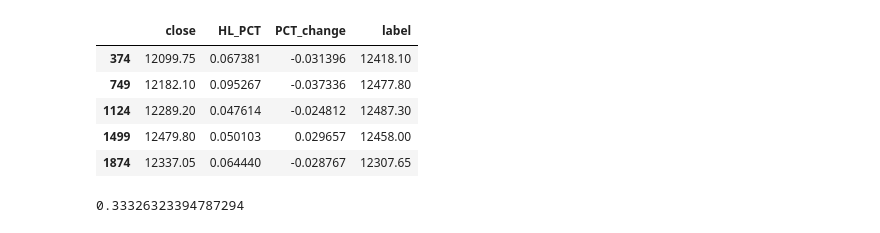
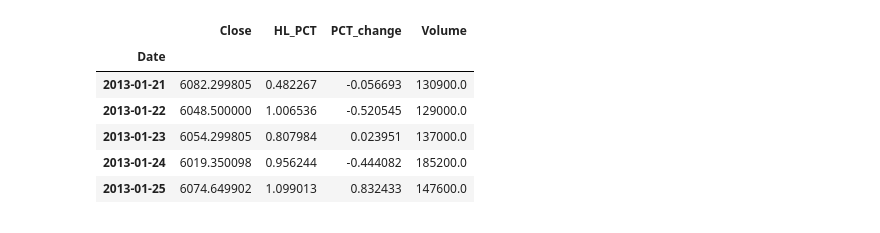
Before and after one commit to drishtigulenia/data-science-Implementations, a Jupyter notebook: linearRegression.ipynb, the cells around one changed output. Cells and saved outputs as stored; diff of their text form; code cells hidden in the pictures.

```diff
--- a/linearRegression.ipynb
+++ b/linearRegression.ipynb
@@ -27,26 +2,0 @@ df.head()
-# %%
-forecast_out = -10;
-forecast_in = 'close'
-# df.fillna(-99999, inplace=True)
-df['label'] = df[forecast_in].shift(forecast_out)
-df.dropna(inplace=True)
-df.head()
-# len(df)
-# %% [output]
-|  | close | HL_PCT | PCT_change | label |
-| 374 | 12099.75 | 0.067381 | -0.031396 | 12418.10 |
-| 749 | 12182.10 | 0.095267 | -0.037336 | 12477.80 |
-| 1124 | 12289.20 | 0.047614 | -0.024812 | 12487.30 |
-| 1499 | 12479.80 | 0.050103 | 0.029657 | 12458.00 |
-| 1874 | 12337.05 | 0.064440 | -0.028767 | 12307.65 |
-# %%
-X = np.array(df.drop(['label'], 1))
-y = np.array(df['label'])
-X = preprocessing.scale(X)
-X_train, X_test, y_train, y_test = model_selection.train_test_split(X, y, test_size = 0.2)
-clf = LinearRegression()
-clf.fit(X_train, y_train)
-accuracy = clf.score(X_test, y_test)
-print(accuracy)
-# %% [output]
-0.33326323394787294
@@ -52,0 +32,29 @@ print(accuracy)
+# %%
+# reading csv file
+df = pd.read_csv('sample_data/nseistocks.csv')
+
+# setting index of dataframe as date column
+df = df.set_index('Date');
+
+# calculating the percentage of stock price varience in a day
+df['HL_PCT'] = ((df['High'] - df['Low']) / df['Low']) * 100
+
+# calculating the percentage of stock price change when market closed to when market opened
+df['PCT_change'] = ((df['Close'] - df['Open']) / df['Open']) * 100
+
+# dropping all columns which are now not necessary. It is important to remove them to avoid any relationship between
+# attributes as it might give us a misleading result.
+df = df[['Close' ,'HL_PCT', 'PCT_change', 'Volume']]
+
+# dropping missing data
+df.dropna(inplace=True)
+
+df.head()
+# %% [output]
+|  | Close | HL_PCT | PCT_change | Volume |
+| Date |  |  |  |  |
+| 2013-01-21 | 6082.299805 | 0.482267 | -0.056693 | 130900.0 |
+| 2013-01-22 | 6048.500000 | 1.006536 | -0.520545 | 129000.0 |
+| 2013-01-23 | 6054.299805 | 0.807984 | 0.023951 | 137000.0 |
+| 2013-01-24 | 6019.350098 | 0.956244 | -0.444082 | 185200.0 |
+| 2013-01-25 | 6074.649902 | 1.099013 | 0.832433 | 147600.0 |
```
Also changed, not shown: parts of 9 cells of this notebook.
